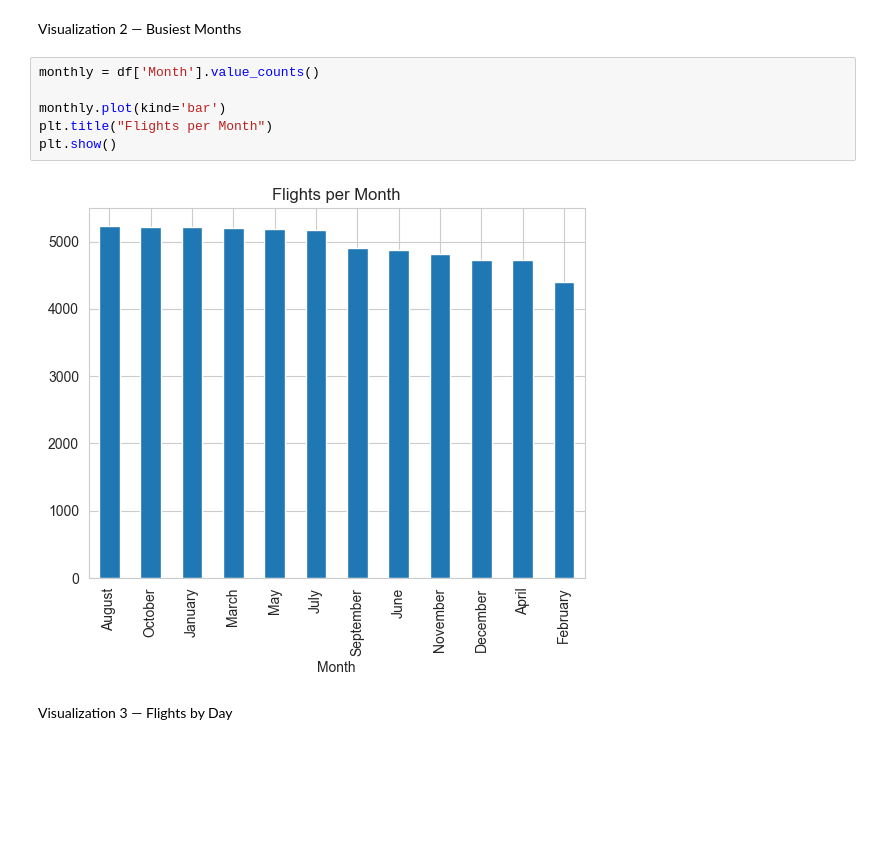
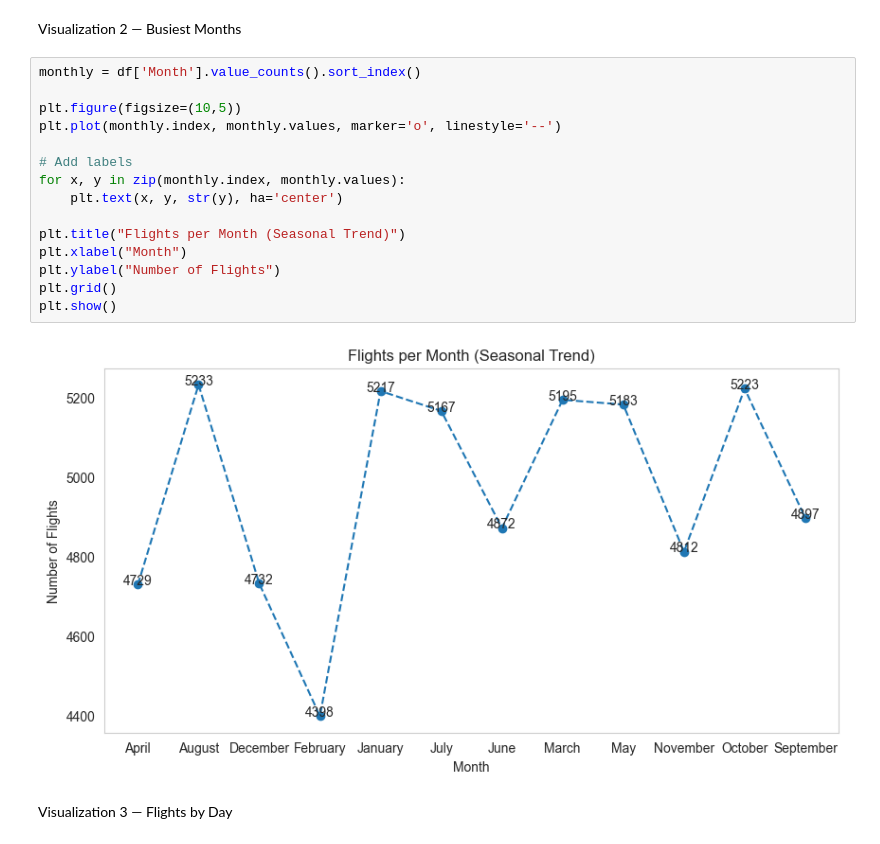
Before and after one commit to ankitakarbhari/airfly_insights_dashboard, a Jupyter notebook: notebooks/Milestone2_Visual_Exploration.ipynb, the cells around one changed output. Drawn from its saved outputs; the diff is of its cells as text; blank space fills up the shorter version.

```diff
--- a/notebooks/Milestone2_Visual_Exploration.ipynb
+++ b/notebooks/Milestone2_Visual_Exploration.ipynb
@@ -80,13 +80,22 @@ plt.show()
 # %% [markdown]
 Visualization 2 — Busiest Months
 # %%
-monthly = df['Month'].value_counts()
+monthly = df['Month'].value_counts().sort_index()
 
-monthly.plot(kind='bar')
-plt.title("Flights per Month")
+plt.figure(figsize=(10,5))
+plt.plot(monthly.index, monthly.values, marker='o', linestyle='--')
+
+# Add labels
+for x, y in zip(monthly.index, monthly.values):
+    plt.text(x, y, str(y), ha='center')
+
+plt.title("Flights per Month (Seasonal Trend)")
+plt.xlabel("Month")
+plt.ylabel("Number of Flights")
+plt.grid()
 plt.show()
 # %% [output]
-[figure, old version]
+[figure, new version]
 # %% [markdown]
 Visualization 3 — Flights by Day
 # %%
```
Also changed, not shown: parts of 3 cells of this notebook, 1 other file.
